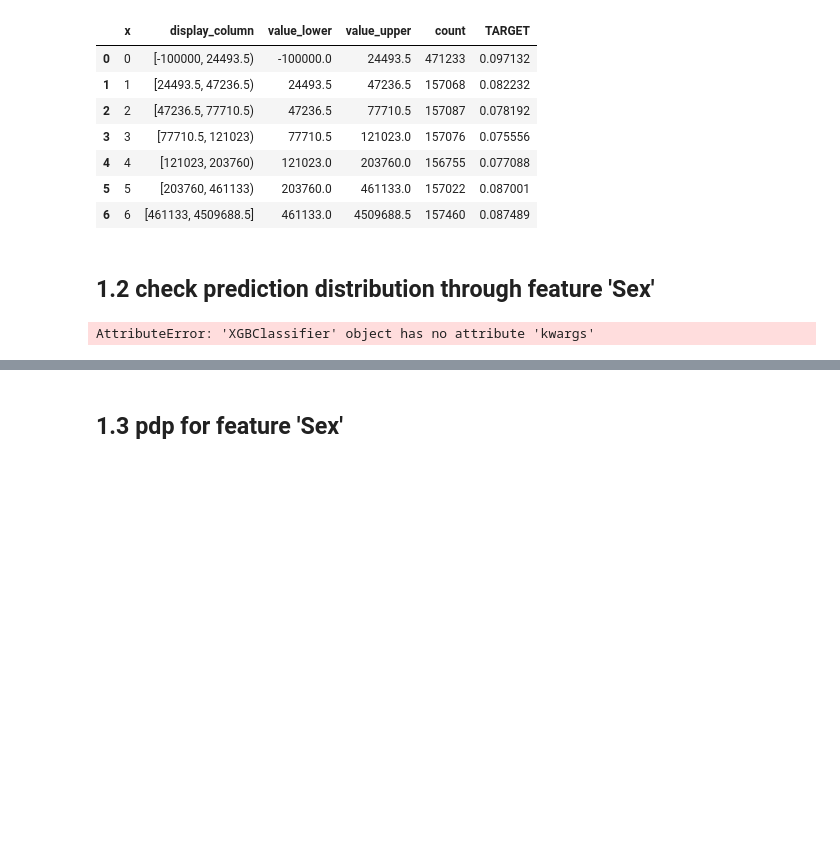
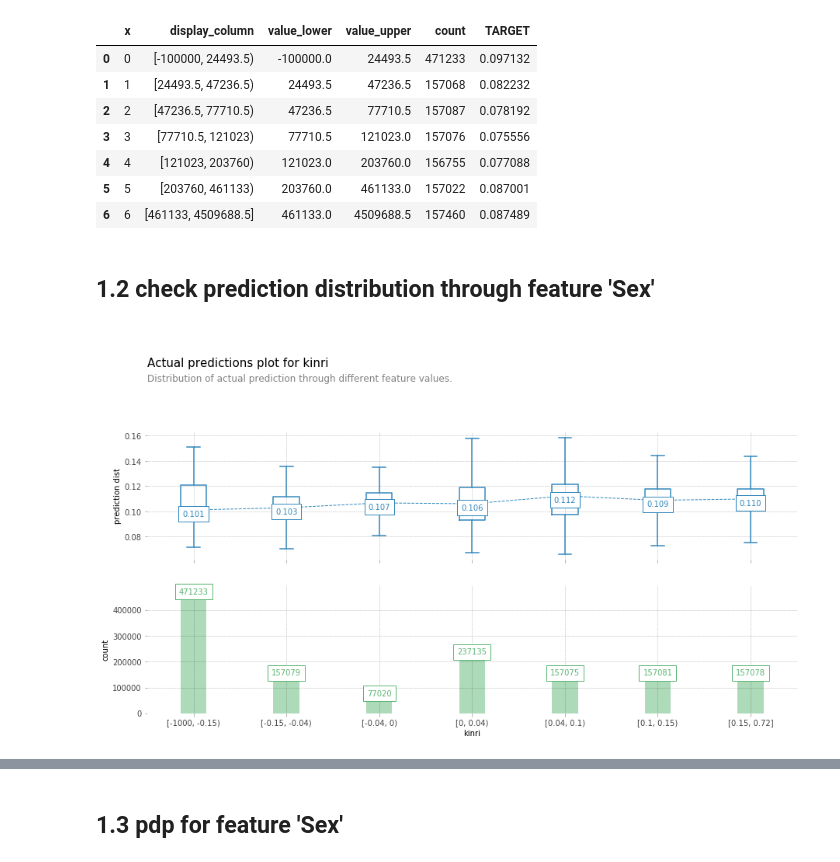
Before and after one commit to yryrgogo/Home-Credit-Default-Risk-79place, a Jupyter notebook: py/pdpbox_binary_classification.ipynb, the cells around one changed output, grey strips where cells are left out. Cells and saved outputs as stored; diff of their text form; code cells hidden in the pictures; blank space fills up the shorter version.

```diff
--- a/py/pdpbox_binary_classification.ipynb
+++ b/py/pdpbox_binary_classification.ipynb
@@ -118,10 +88,10 @@ summary_df
 ## 1.2 check prediction distribution through feature 'Sex'
 # %%
 fig, axes, summary_df = info_plots.actual_plot(
-    model=titanic_model, X=titanic_data[titanic_features], feature='Sex', feature_name='gender'
+    model=prev_model, X=train[use_cols].fillna(-1000), feature='INTEREST_RATE', feature_name='kinri'
 )
 # %% [output]
-AttributeError: 'XGBClassifier' object has no attribute 'kwargs'
+[figure, added]
 # %%
 summary_df
 # %% [output]
```
Also changed, not shown: parts of 16 cells of this notebook.
